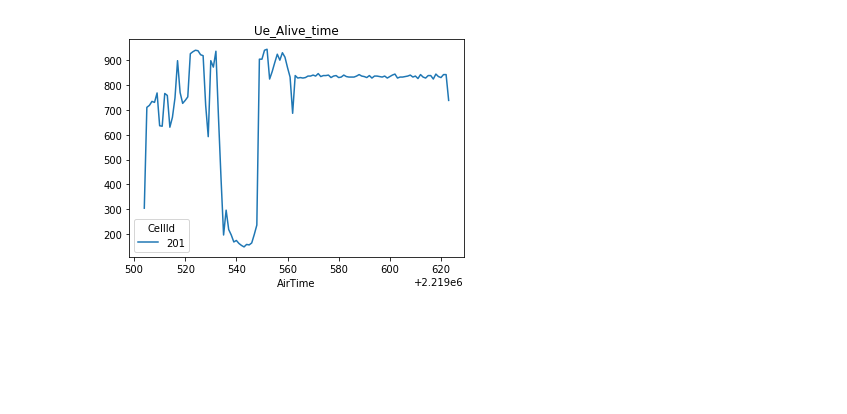
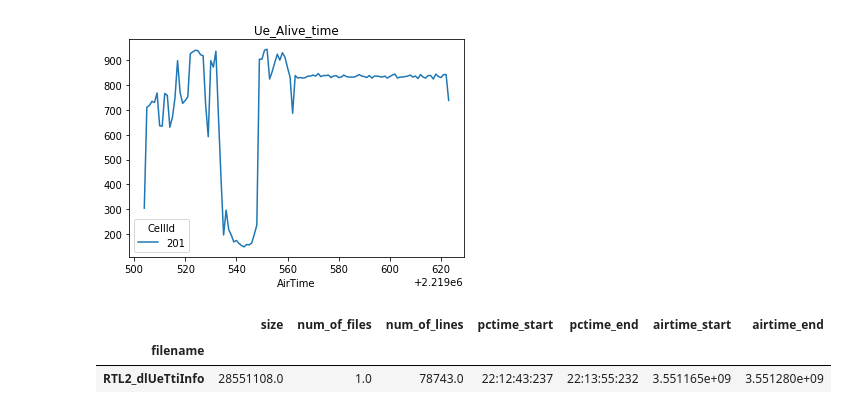
Before and after one commit to HonghaiJia/loganalysis, a Jupyter notebook: notebooks/lte/ulschd/Untitled.ipynb, the cells around one changed output. Saved outputs shown, nothing was run; the diff lists cells and outputs as text; code cells hidden in the pictures; blank space fills up the shorter version.

```diff
--- a/notebooks/lte/ulschd/Untitled.ipynb
+++ b/notebooks/lte/ulschd/Untitled.ipynb
@@ -95,0 +95,6 @@ ue332.show_livetime()
+# %%
+log.describle()
+# %% [output]
+|  | size | num_of_files | num_of_lines | pctime_start | pctime_end | airtime_start | airtime_end |
+| filename |  |  |  |  |  |  |  |
+| RTL2_dlUeTtiInfo | 28551108.0 | 1.0 | 78743.0 | 22:12:43:237 | 22:13:55:232 | 3.551165e+09 | 3.551280e+09 |
```
Also changed, not shown: parts of 5 cells of this notebook, 4 other files.
